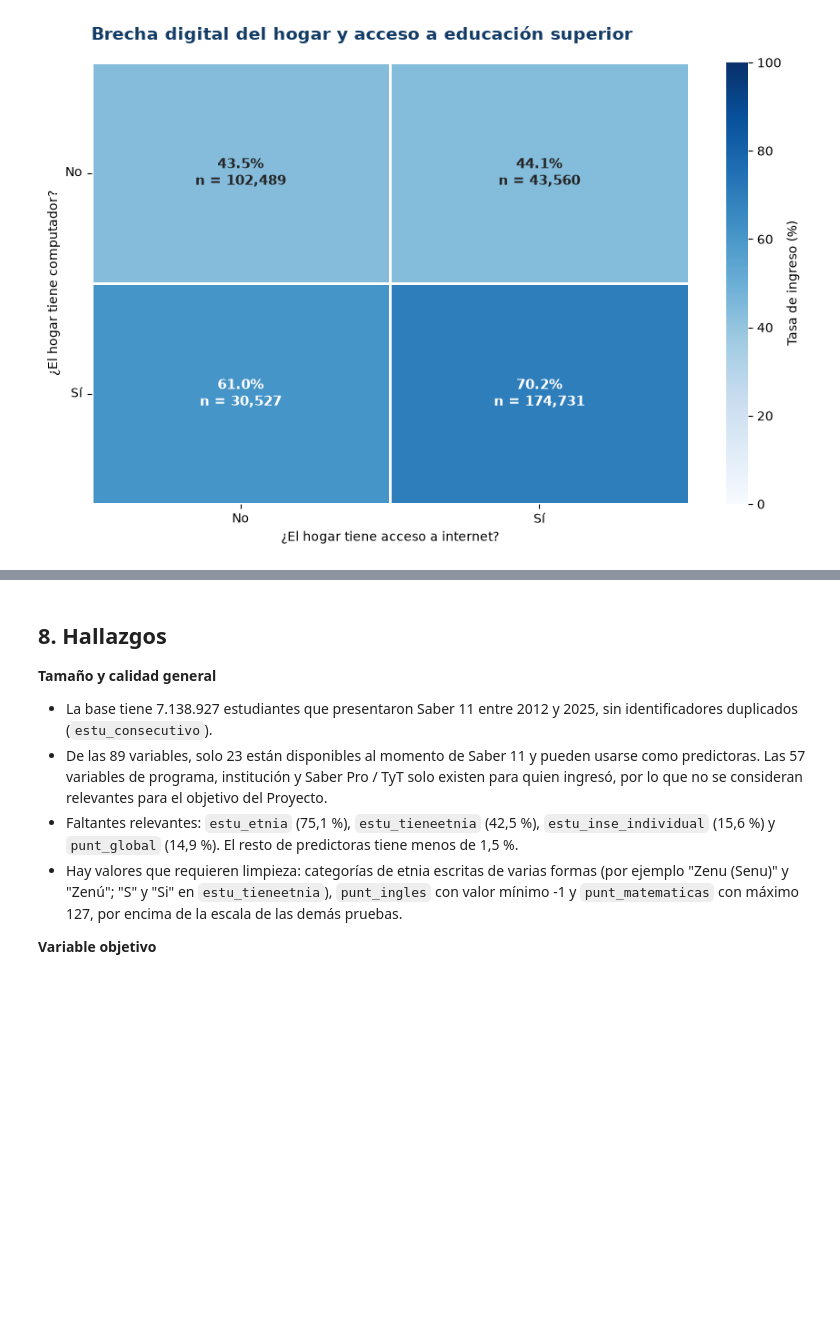
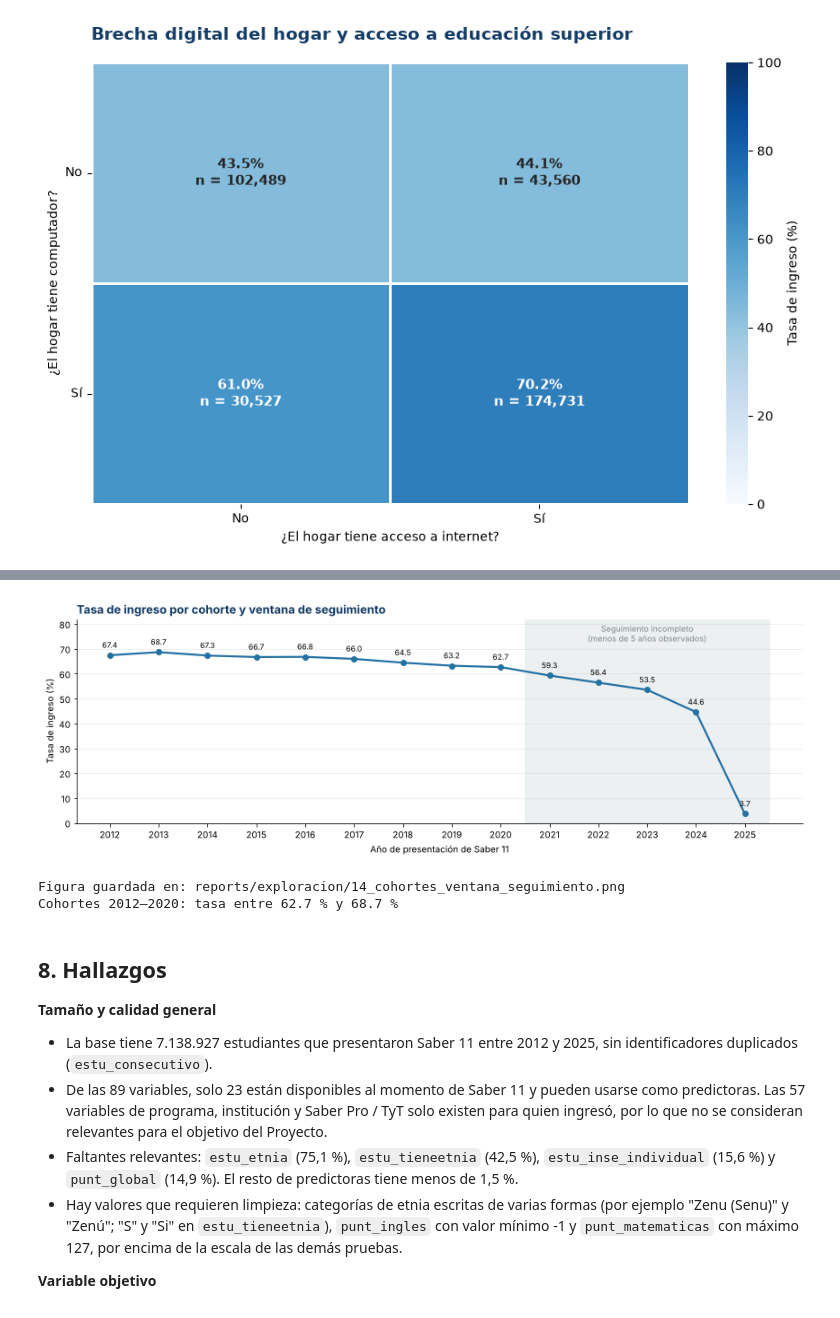
Before and after one commit to juanse919/PROYECTO-DESPLIEGUE, a Jupyter notebook: 01_Exploracion_Variables.ipynb, the cells around one changed output, grey strips where cells are left out. Drawn from its saved outputs; the diff is of its cells as text; code cells hidden in the pictures; blank space fills up the shorter version.

```diff
--- a/01_Exploracion_Variables.ipynb
+++ b/01_Exploracion_Variables.ipynb
@@ -1055,3 +1122,46 @@ else:
+# %%
+# Tasa de ingreso por cohorte, separando las cohortes sin ventana completa de 5 años
+from pathlib import Path
+import pandas as pd
+import matplotlib.pyplot as plt
+
+SALIDA = Path("reports") / "exploracion"
+azul = "#2471A3"
+azul_oscuro = "#123B66"
+gris = "#7F8C8D"
+ULTIMA_COHORTE_COMPLETA = 2020  # cohortes con al menos 5 años de seguimiento (hasta 2025)
+
+cohortes = pd.read_csv(SALIDA / "tasa_año.csv").sort_values("año")
+
+fig, ax = plt.subplots(figsize=(12, 4.2))
+ax.axvspan(ULTIMA_COHORTE_COMPLETA + 0.5, cohortes["año"].max() + 0.5, color="#ECF0F1", zorder=0)
+ax.text((ULTIMA_COHORTE_COMPLETA + 1 + cohortes["año"].max()) / 2, 73,
+        "Seguimiento incompleto\n(menos de 5 años observados)", ha="center", fontsize=9, color=gris)
+ax.plot(cohortes["año"], cohortes["Tasa ingreso (%)"], color=azul, lw=2.2, marker="o", ms=6)
+for _, fila in cohortes.iterrows():
+    ax.text(fila["año"], fila["Tasa ingreso (%)"] + 3, f'{fila["Tasa ingreso (%)"]:.1f}',
+            ha="center", fontsize=8.5)
+ax.set_xticks(cohortes["año"])
+ax.set_ylim(0, 82)
+ax.set_xlabel("Año de presentación de Saber 11")
+ax.set_ylabel("Tasa de ingreso (%)")
+ax.set_title("Tasa de ingreso por cohorte y ventana de seguimiento", loc="left",
+             fontsize=13, fontweight="bold", color=azul_oscuro)
+ax.spines[["top", "right"]].set_visible(False)
+ax.grid(axis="y", alpha=0.25)
+ax.set_axisbelow(True)
+plt.tight_layout()
+fig.savefig(SALIDA / "14_cohortes_ventana_seguimiento.png", dpi=180, bbox_inches="tight")
+plt.show()
+print("Figura guardada en:", SALIDA / "14_cohortes_ventana_seguimiento.png")
+
+completas = cohortes[cohortes["año"] <= ULTIMA_COHORTE_COMPLETA]
+print(f"Cohortes 2012–{ULTIMA_COHORTE_COMPLETA}: tasa entre "
+      f'{completas["Tasa ingreso (%)"].min():.1f} % y {completas["Tasa ingreso (%)"].max():.1f} %')
+# %% [output]
+[figure, added]
+Figura guardada en: reports/exploracion/14_cohortes_ventana_seguimiento.png
+Cohortes 2012–2020: tasa entre 62.7 % y 68.7 %
 # %% [markdown]
 ## 8. Hallazgos
 
```
Also changed, not shown: parts of 3 cells of this notebook, 5 other files.
